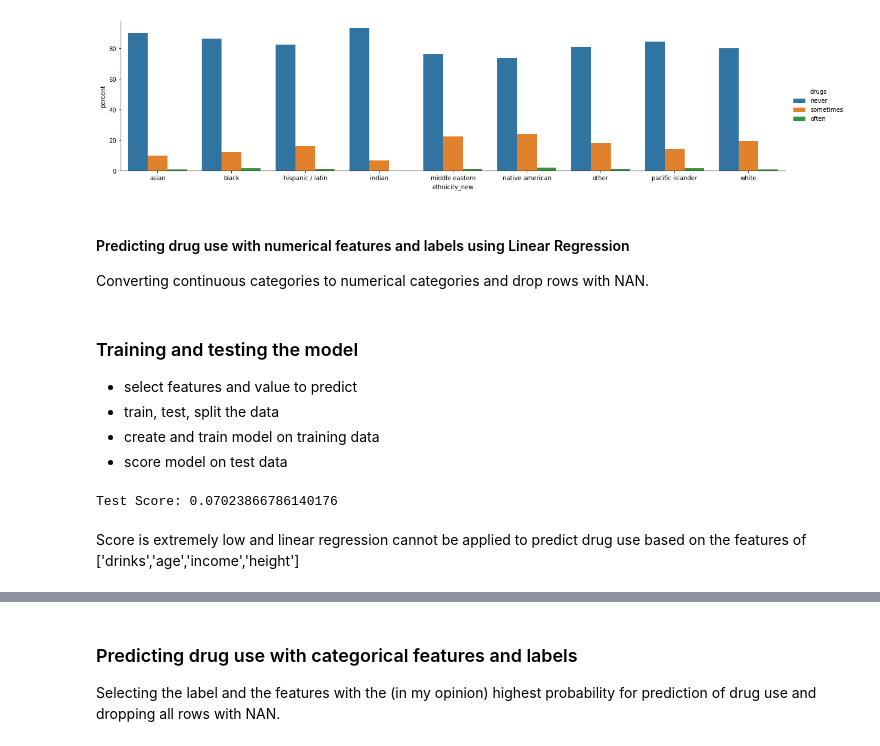
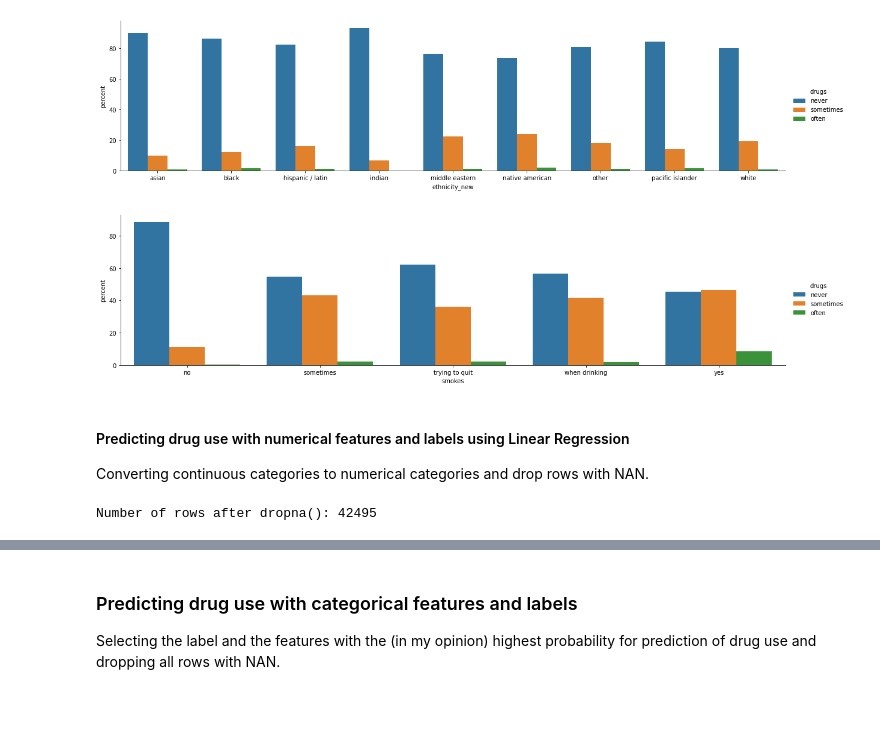
Before and after one commit to ClaudioLutz/okcupid-date-a-scientist-portfolio-project, a Jupyter notebook: date-a-scientist.ipynb, the cells around one changed output, grey strips where cells are left out. Cells and saved outputs as stored; diff of their text form; code cells hidden in the pictures; blank space fills up the shorter version.

```diff
--- a/date-a-scientist.ipynb
+++ b/date-a-scientist.ipynb
@@ -178,6 +191,18 @@ x,y = 'ethnicity_new', 'drugs'
 plt.show()
 # %% [output]
 [figure]
+# %%
+x,y = 'smokes', 'drugs'
+(data
+.groupby(x)[y]
+.value_counts(normalize=True)
+.mul(100)
+.rename('percent')
+.reset_index()
+.pipe((sns.catplot,'data'), x=x,y='percent',hue=y,kind='bar',height=4, aspect=20/5))
+plt.show()
+# %% [output]
+[figure, added]
 # %% [markdown]
 #### Predicting drug use with numerical features and labels using Linear Regression
 
@@ -190,20 +210,12 @@ obj_df = obj_df.dropna(axis=0)
-# %% [markdown]
-### Training and testing the model
-- select features and value to predict
-- train, test, split the data
-- create and train model on training data
-- score model on test data
-# %%
-features = obj_df[['drinks','age','income','height']]
-winnings = obj_df[['drugs']]
-
-features_train, features_test, winnings_train, winnings_test = train_test_split(features, winnings, train_size = 0.2)
-
-model = LinearRegression()
-model.fit(features_train,winnings_train)
-
-print('Test Score:', model.score(features_test,winnings_test))
-# %% [output]
-Test Score: 0.07023866786140176
-# %% [markdown]
-Score is extremely low and linear regression cannot be applied to predict drug use based on the features of ['drinks','age','income','height']
+# %%
+data.dropna(subset=['drugs', 'smokes', 'drinks'], inplace=True)
+print("Number of rows after dropna(): "+str(len(data)))
+
+drinksList = ['socially', 'often', 'very often', 'desperately']
+smokesList = ['sometimes', 'when drinking', 'yes', 'trying to quit']
+drugsList = ['sometimes', 'often']
+data['isDrugUser'] = data['drugs'].apply(lambda x: 1 if x in drugsList else 0)
+data['isSmoker'] = data['drugs'].apply(lambda x: 1 if x in smokesList else 0)
+data['isDrinker'] = data['drugs'].apply(lambda x: 1 if x in drinksList else 0)
+# %% [output]
+Number of rows after dropna(): 42495
```
Also changed, not shown: parts of 19 cells of this notebook.
